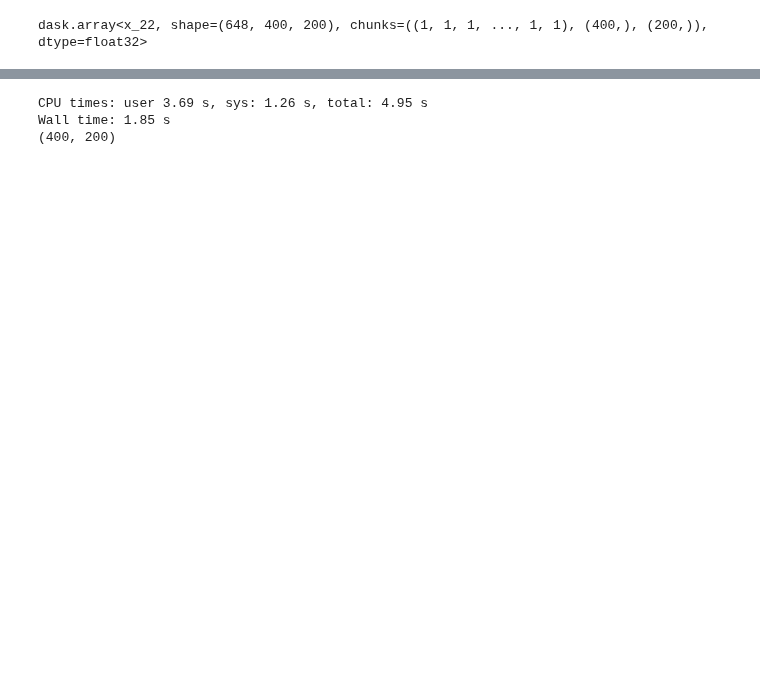
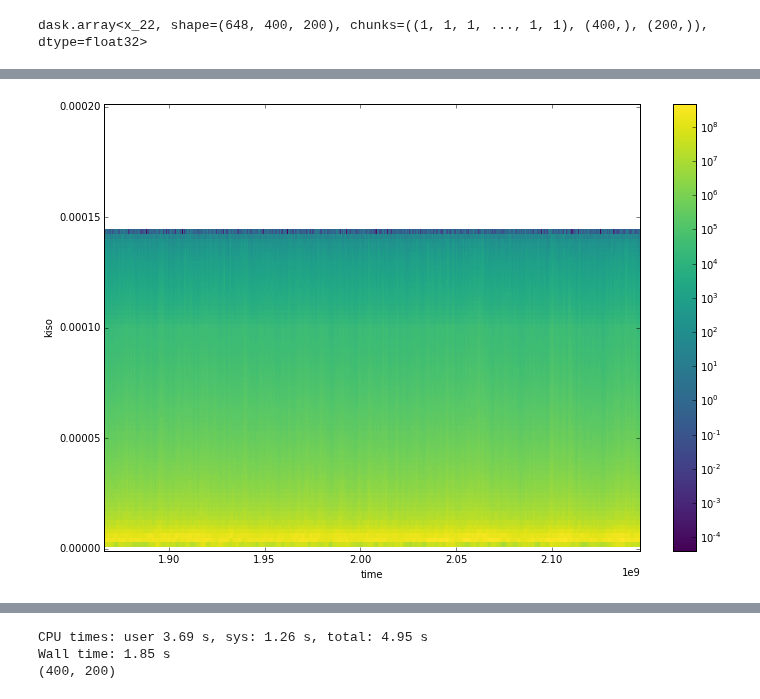
Before and after one commit to xgcm/xgcm, a Jupyter notebook: example-channel.ipynb, the cells around one changed output, grey strips where cells are left out. Saved outputs shown, nothing was run; the diff lists cells and outputs as text; code cells hidden in the pictures; blank space fills up the shorter version.

```diff
--- a/example-channel.ipynb
+++ b/example-channel.ipynb
@@ -81,0 +171,6 @@ dask.array<x_22, shape=(648, 400, 200), chunks=((1, 1, 1, ..., 1, 1), (400,), (2
+# %%
+from matplotlib.colors import LogNorm
+plt.figure(figsize=(12,8))
+pc = xray.plot.pcolormesh(ssta_ps.T, norm=LogNorm())
+# %% [output]
+[figure, added]
```
Also changed, not shown: parts of 21 cells of this notebook, 1 other file.
